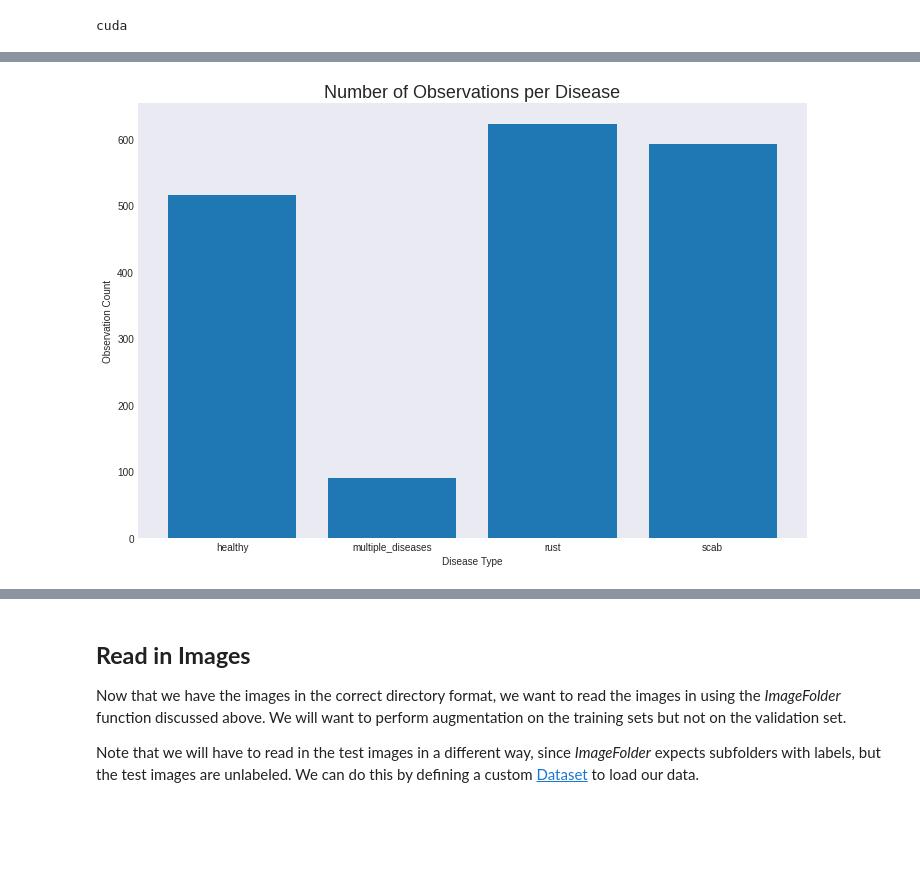
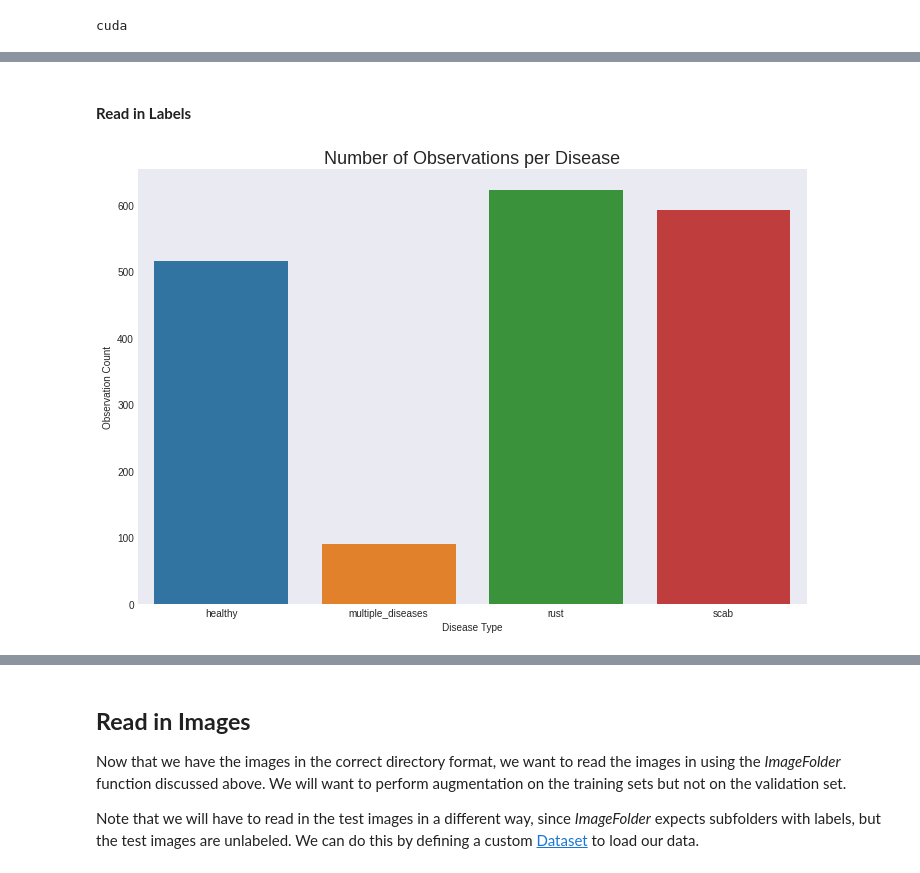
Before and after one commit to dhelms1/plant_pathology, a Jupyter notebook: plant_pathology.ipynb, the cells around one changed output, grey strips where cells are left out. Cells and saved outputs as stored; diff of their text form; code cells hidden in the pictures; blank space fills up the shorter version.

```diff
--- a/plant_pathology.ipynb
+++ b/plant_pathology.ipynb
@@ -67,3 +85,5 @@ The dataset from [Kaggle](https://www.kaggle.com/c/plant-pathology-2020-fgvc7/da
+# %% [markdown]
+#### **Read in Labels**
 # %%
 # Read in csv's containing the image_id and the disease features
 test_labels = pd.read_csv('drive/My Drive/Colab Notebooks/Plant Pathology/test.csv') # df of image numbers
@@ -71,11 +91,10 @@ train_labels = pd.read_csv('drive/My Drive/Colab Notebooks/Plant Pathology/train
 # %%
 class_count = train_labels.drop('image_id', axis=1).sum()
 plt.figure(figsize=(12,8))
-plt.xticks(np.arange(len(class_count)), class_count.index)
-plt.bar(class_count.index, class_count.values)
+sns.barplot(x=class_count.index, y=class_count.values)
 plt.title('Number of Observations per Disease', fontsize=18)
 plt.xlabel('Disease Type')
 plt.ylabel('Observation Count')
 plt.show();
 # %% [output]
-[figure, old version]
+[figure, new version]
```
Also changed, not shown: parts of 35 cells of this notebook.
